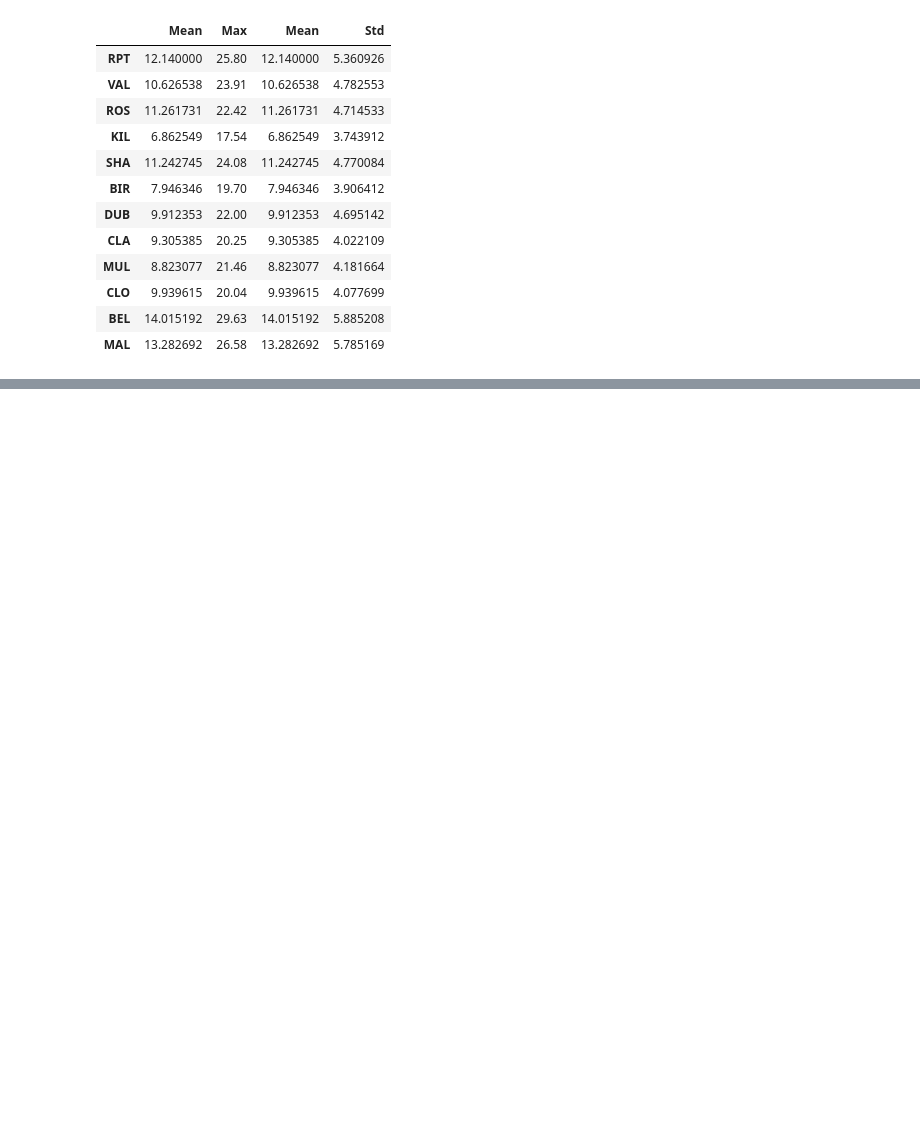
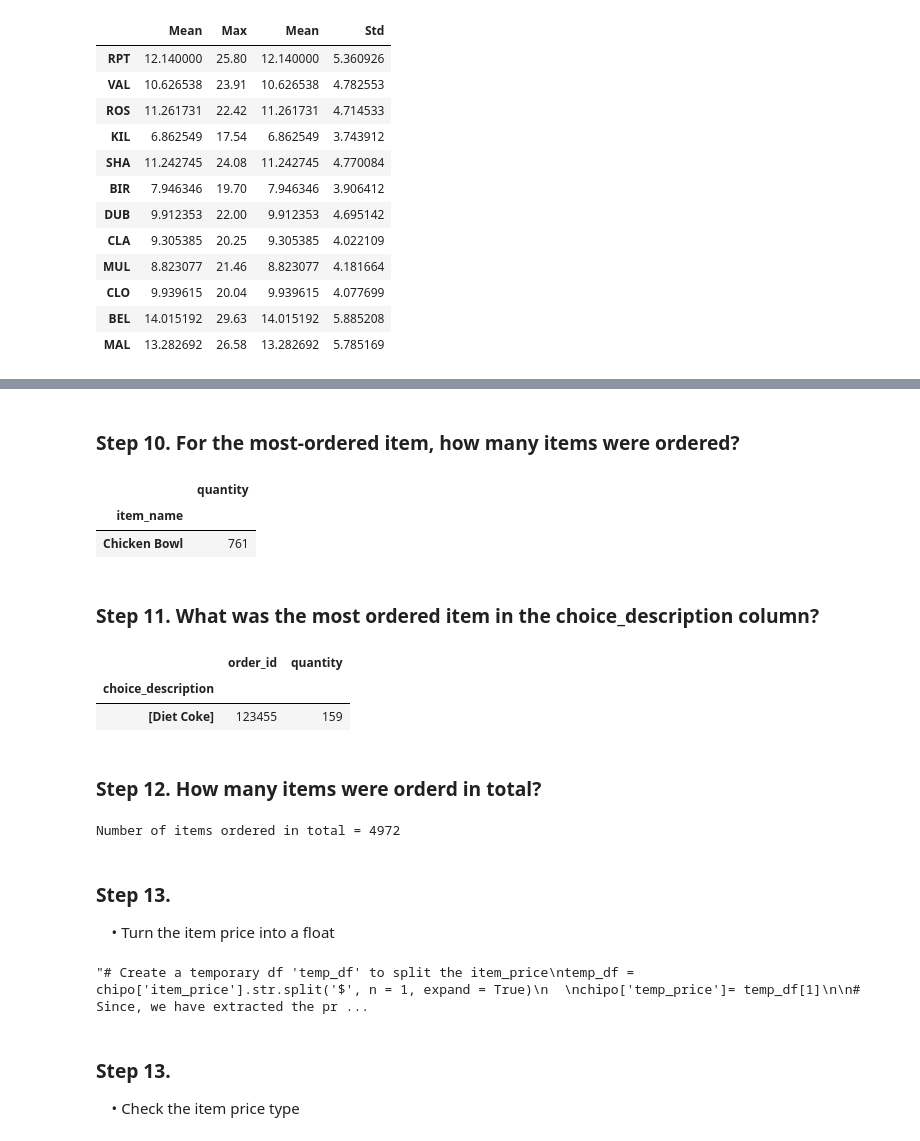
Before and after one commit to 200501409-rkp/RaviKant.Pujari.BDAT1004PS3, a Jupyter notebook: Problem Set 3.ipynb, the cells around one changed output, grey strips where cells are left out. Cells and saved outputs as stored; diff of their text form; code cells hidden in the pictures; blank space fills up the shorter version.

```diff
--- a/Problem Set 3.ipynb
+++ b/Problem Set 3.ipynb
@@ -797,0 +886,49 @@ weekly_stats
+# %% [markdown]
+### Step 10. For the most-ordered item, how many items were ordered?
+# %%
+most_ordered_item[['quantity']]
+# %% [output]
+|  | quantity |
+| item_name |  |
+| Chicken Bowl | 761 |
+# %% [markdown]
+### Step 11. What was the most ordered item in the choice_description column?
+# %%
+most_ordered_item_in_choice_desc = chipo.groupby(['choice_description']).sum().sort_values('quantity', ascending=False).head(1)
+
+most_ordered_item_in_choice_desc
+# %% [output]
+|  | order_id | quantity |
+| choice_description |  |  |
+| [Diet Coke] | 123455 | 159 |
+# %% [markdown]
+### Step 12. How many items were orderd in total?
+# %%
+print(f'Number of items ordered in total = {chipo.quantity.sum()}')
+# %% [output]
+Number of items ordered in total = 4972
+# %% [markdown]
+### Step 13.
+&nbsp;&nbsp;&nbsp;&nbsp;• Turn the item price into a float
+# %%
+# Run this step ====== OR ====== 13.(c)
+# Because once the data type changed to float, it won't allow us to change the float data type to float 😧
+
+'''# Create a temporary df 'temp_df' to split the item_price
+temp_df = chipo['item_price'].str.split('$', n = 1, expand = True)
+
+chipo['temp_price']= temp_df[1]
+
+# Since, we have extracted the price in 'temp_df', let's delete the existing 'item_price' column
+chipo.drop(columns =['item_price'], inplace = True)
+
+# rename 'temp_price' column back to 'item_price'
+chipo.rename(columns = {'temp_price':'item_price'}, inplace = True)
+
+# Let's set the datatype of 'item_price' column to 'float'
+chipo.item_price.astype(float) '''
+# %% [output]
+"# Create a temporary df 'temp_df' to split the item_price\ntemp_df = chipo['item_price'].str.split('$', n = 1, expand = True)\n  \nchipo['temp_price']= temp_df[1]\n\n# Since, we have extracted the pr ...
+# %% [markdown]
+### Step 13.
+&nbsp;&nbsp;&nbsp;&nbsp;• Check the item price type
```
Also changed, not shown: parts of 34 cells of this notebook.
